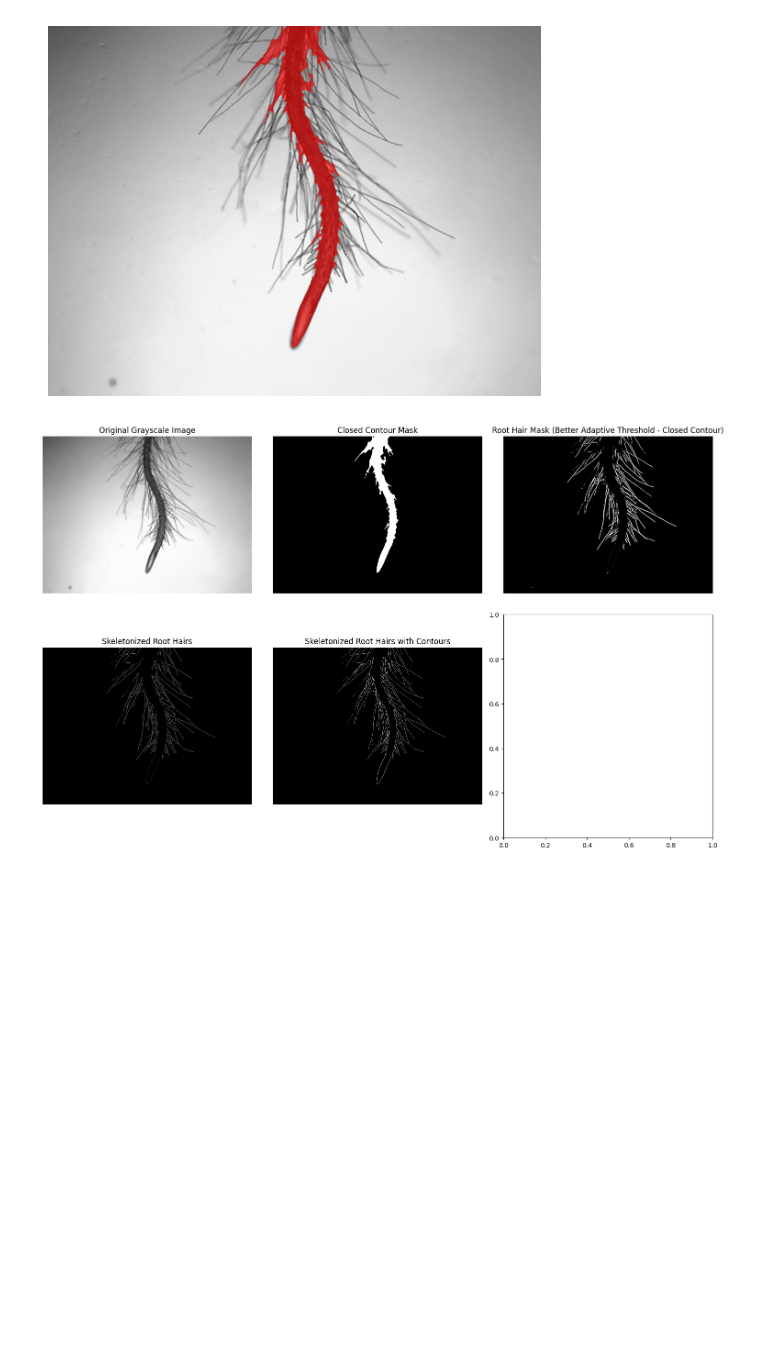
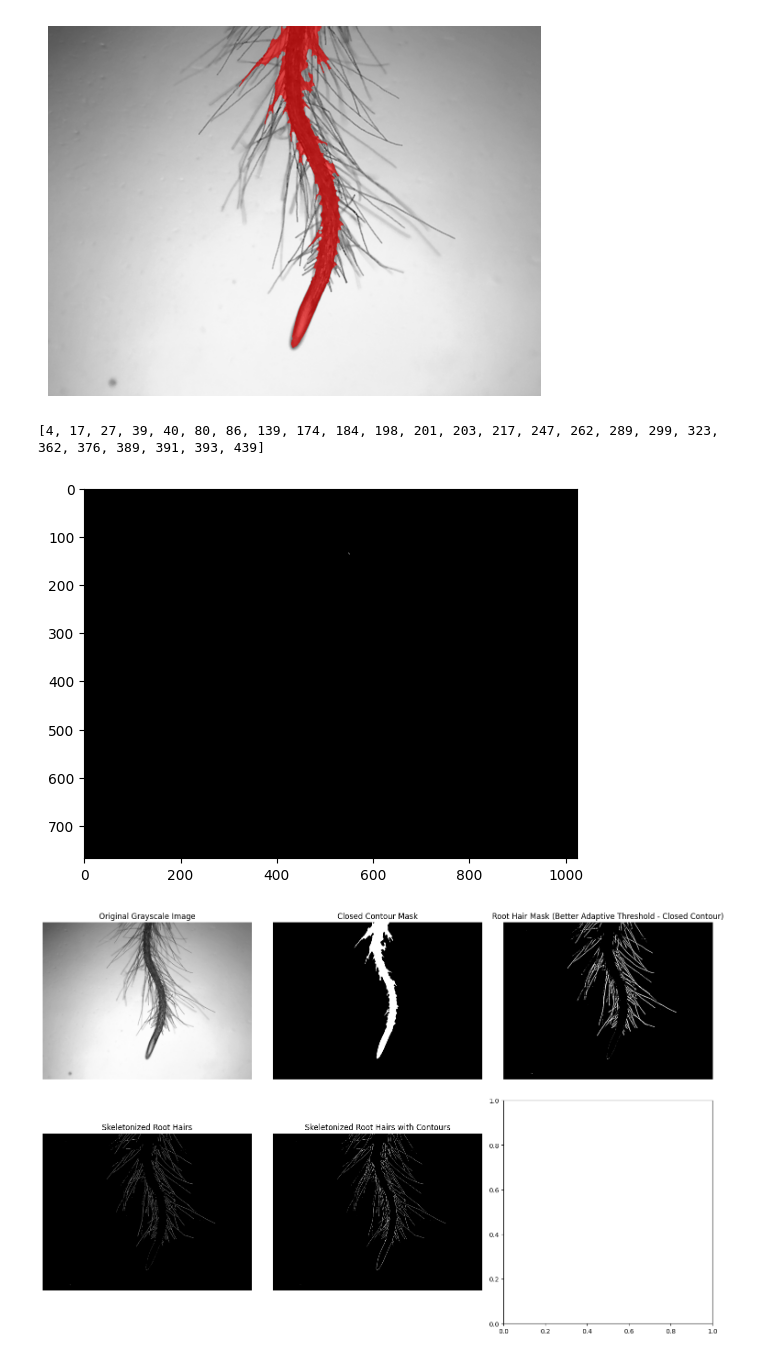
Before and after one commit to AntoAAAAAAAA/Root_Hair_Project, a Jupyter notebook: Root_mask_testing.ipynb, the cells around one changed output. Drawn from its saved outputs; the diff is of its cells as text; code cells hidden in the pictures; blank space fills up the shorter version.

Commit message:
Entering testing phase of primary root hair mask creation

```diff
--- a/Root_mask_testing.ipynb
+++ b/Root_mask_testing.ipynb
@@ -106,6 +106,9 @@ for i in range(1, num_labels):  # Skip the background label
     n_ortho = n_total - n_diag
 
     length = (n_ortho * 1.0) + (n_diag * cv2.sqrt(2))
+    length = length * microscope_conversion_factor
+    # if length.any() > 100 or length.any() < 10:
+    #     continue # Skip this component if the length is outside of expected range for root hairs
 
     final_lengths.append({
         "component_id": i,
@@ -118,6 +121,7 @@ for i in range(1, num_labels):  # Skip the background label
 
     temporaryStoreOfComponentMasksAndLengths.append(
         {
+            'component_id': i,
             'component_mask': component_mask,
             'binary_component': binary_component,
             'neighbor_count': neighbor_count,
@@ -129,6 +133,15 @@ for i in range(1, num_labels):  # Skip the background label
             'length': length
         }
     )
+# %%
+ids = [entry['component_id'] for entry in temporaryStoreOfComponentMasksAndLengths]
+print(ids)
+
+plt.imshow(temporaryStoreOfComponentMasksAndLengths[7]['binary_component'], cmap='gray')
+plt.show()
+# %% [output]
+[4, 17, 27, 39, 40, 80, 86, 139, 174, 184, 198, 201, 203, 217, 247, 262, 289, 299, 323, 362, 376, 389, 391, 393, 439]
+[figure, added]
 # %%
 fig, ax = plt.subplots(2, 3, figsize=(15, 10))
 ax[0, 0].imshow(image_gray, cmap='gray')
```
